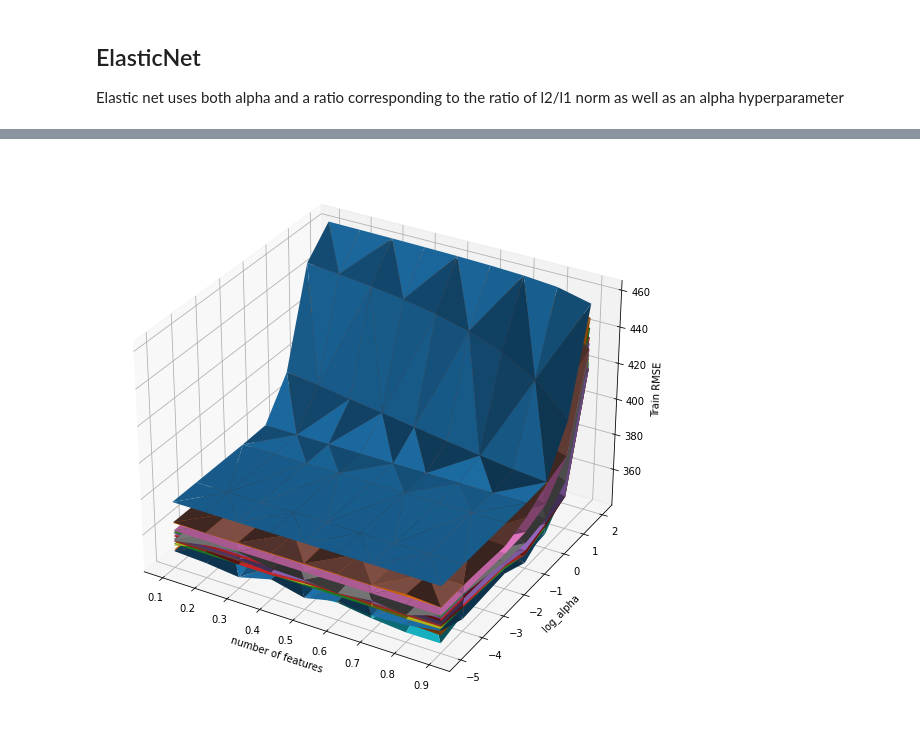
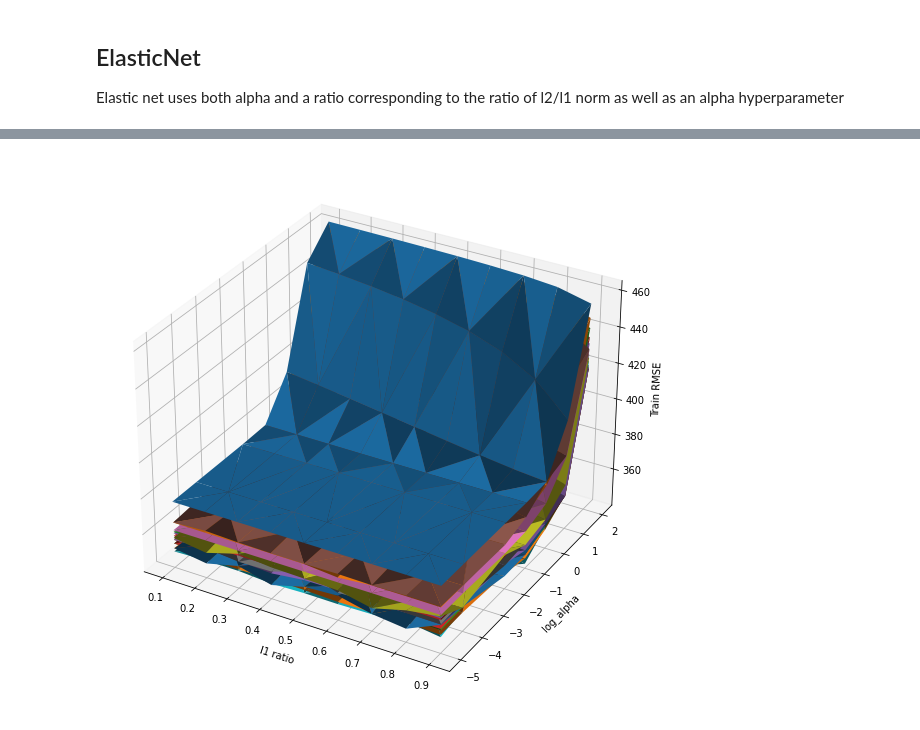
Before and after one commit to RaphaelBouvet/stats_3, a Jupyter notebook: Notebooks/03-CrossValidation&Regularisation.ipynb, the cells around one changed output, grey strips where cells are left out. Saved outputs shown, nothing was run; the diff lists cells and outputs as text; code cells hidden in the pictures.

```diff
--- a/Notebooks/03-CrossValidation&Regularisation.ipynb
+++ b/Notebooks/03-CrossValidation&Regularisation.ipynb
@@ -992,0 +1001,6 @@ Name: param_model__alpha, Length: 176, dtype: float64
+# %%
+feat_names = best_pipe.named_steps['scaler'].feature_names_in_
+names_selected = best_pipe.named_steps['selector'].get_feature_names_out(feat_names)
+coef_selected = best_pipe.named_steps['model'].coef_
+for name,coef in zip(names_selected,coef_selected):
+    print(f'{name} : {coef}')
@@ -992,0 +1020,12 @@ Name: param_model__alpha, Length: 176, dtype: float64
+# %%
+model_3 = Lasso(max_iter=10000)
+
+param = {'selector__k':[i for i in range(1,17)],
+        'model__alpha':alp}
+
+pipe = Pipeline(steps=[("scaler", scaler),
+                       ("selector", selector),
+                       ("model", model_3)])
+
+grid_search = GridSearchCV(pipe,param,cv=10,scoring='neg_mean_squared_error')
+results,best_pipe = fitmodel(grid_search,baseball_train, baseball_test, salary_train, salary_test)
@@ -1046,0 +1070,6 @@ ax.set_zlabel('Train RMSE');
+# %%
+feat_names = best_pipe.named_steps['scaler'].feature_names_in_
+names_selected = best_pipe.named_steps['selector'].get_feature_names_out(feat_names)
+coef_selected = best_pipe.named_steps['model'].coef_
+for name,coef in zip(names_selected,coef_selected):
+    print(f'{name} : {coef}')
@@ -1048,7 +1088,7 @@ ax.set_zlabel('Train RMSE');
 ## ElasticNet
 Elastic net uses both alpha and a ratio corresponding to the ratio of l2/l1 norm as well as an alpha hyperparameter
 # %%
-model_3 = ElasticNet(max_iter=10000)
+model_4 = ElasticNet(max_iter=10000)
 alp = [0.00001,0.0001,0.01,0.1,1,10,100]
 ratio = [0.1,0.2,0.3,0.4,0.5,0.6,0.7,0.8,0.9]
 
@@ -1057,9 +1097,9 @@ param = {'selector__k':[i for i in range(1,17)],
         'model__l1_ratio':ratio}
 
 pipe = Pipeline(steps=[("scaler", scaler),
-                       ("selector", selector_1),
-                       ("model", model_3)])
+                       ("selector", selector),
+                       ("model", model_4)])
 grid_search = GridSearchCV(pipe,param,cv=10,scoring='neg_mean_squared_error')
-results = fitmodel(grid_search,baseball_train, baseball_test, salary_train, salary_test)
+results,best_pipe = fitmodel(grid_search,baseball_train, baseball_test, salary_train, salary_test)
 # %% [output]
 |  | mean_fit_time | std_fit_time | mean_score_time | std_score_time | param_model__alpha | ... |
@@ -1111,19 +1151,19 @@ from matplotlib import cm
 # %%
 groups = results.groupby('param_selector__k')[['param_model__l1_ratio','param_model__alpha','RMSE_train']]
 
 fig = plt.figure(figsize=(20,10))
 ax = plt.axes(projection='3d')
-ax.set_xlabel('number of features')
+ax.set_xlabel('l1 ratio')
 ax.set_ylabel('log_alpha')
 ax.set_zlabel('Train RMSE');
 
 for name,group in groups:
     x = group['param_model__l1_ratio']
     y = np.log10(group['param_model__alpha'])
     z = group['RMSE_train']
     surf = ax.plot_trisurf(x,
                  y,
                  z,
                 label=f'{name}')
 # %% [output]
-[figure, old version]
+[figure, new version]
```
Also changed, not shown: parts of 43 cells of this notebook.
